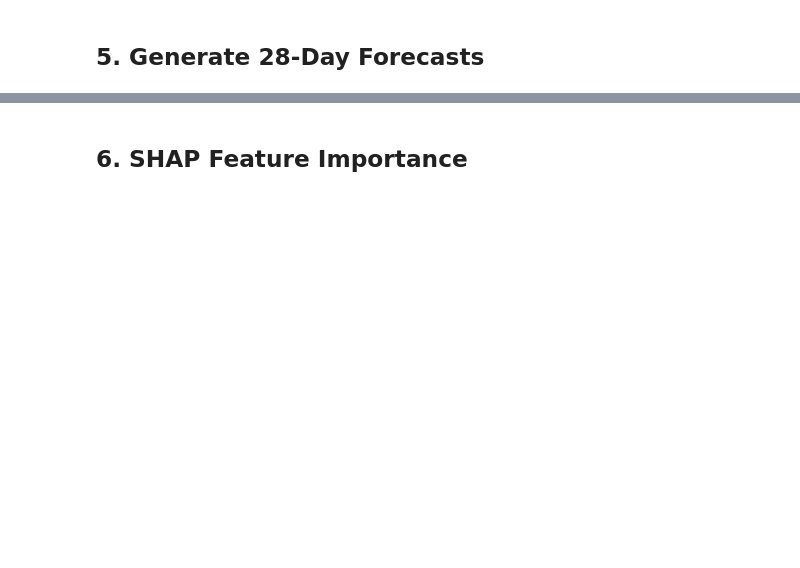
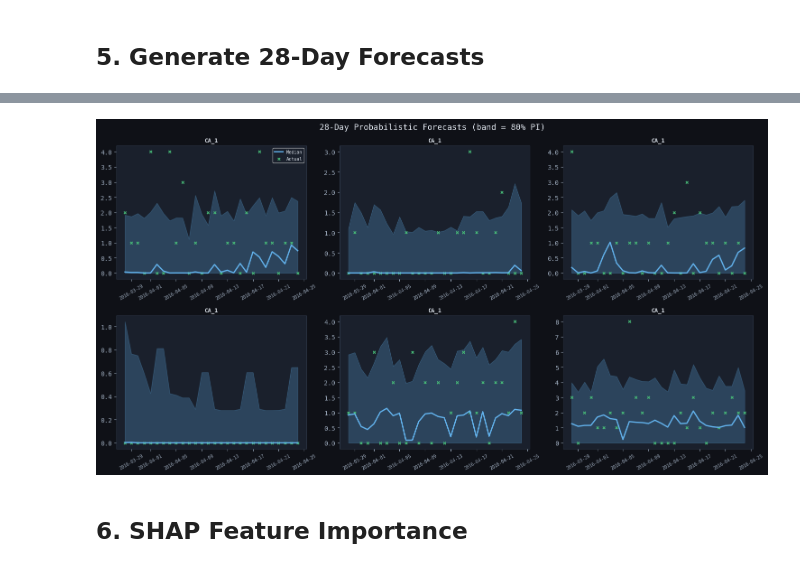
Before and after one commit to MYOUSSF/m5-forecast-optimize, a Jupyter notebook: notebooks/03_forecasting.ipynb, the cells around one changed output, grey strips where cells are left out. Saved outputs shown, nothing was run; the diff lists cells and outputs as text; code cells hidden in the pictures; blank space fills up the shorter version.

```diff
--- a/notebooks/03_forecasting.ipynb
+++ b/notebooks/03_forecasting.ipynb
@@ -111,9 +308,20 @@ plt.tight_layout(); plt.show()
 # %% [markdown]
 ## 5. Generate 28-Day Forecasts
 # %%
-last_date = df['date'].max()
+last_date = all_dates[-1]
 cutoff    = last_date - pd.Timedelta(days=HORIZON - 1)
-test_df   = df[df['date'] >= cutoff].copy().reset_index(drop=True)
+
+parts = []
+for pq in sorted(Path(CACHE_DIR).glob('features_*.parquet')):
+    store = pd.read_parquet(pq)
+    store[DATE_COL] = pd.to_datetime(store[DATE_COL])
+    chunk = store[store[DATE_COL] >= cutoff].copy()
+    if len(chunk):
+        parts.append(chunk)
+    del store, chunk; gc.collect()
+
+test_df = pd.concat(parts, ignore_index=True)
+del parts; gc.collect()
 
 preds_df    = predict_quantiles(models, test_df)
 forecast_df = pd.concat([
@@ -121,6 +329,6 @@ forecast_df = pd.concat([
     preds_df.reset_index(drop=True)
 ], axis=1)
 
-print(f'Forecast rows: {len(forecast_df):,}')
-print(f'Horizon      : {forecast_df["date"].min().date()} -> {forecast_df["date"].max().date()}')
+print(f'Forecast rows : {len(forecast_df):,}')
+print(f'Horizon       : {forecast_df["date"].min().date()} -> {forecast_df["date"].max().date()}')
 forecast_df.head()
@@ -127,18 +344,21 @@ forecast_df.head()
 # %%
 sample_items = forecast_df['id'].unique()[:6]
 fig, axes = plt.subplots(2, 3, figsize=(15, 8))
-fig.suptitle('28-Day Probabilistic Forecasts (blue band = 80% PI)', fontsize=13)
-
+fig.suptitle('28-Day Probabilistic Forecasts (band = 80% PI)', fontsize=13)
 for ax, iid in zip(axes.flatten(), sample_items):
     idf = forecast_df[forecast_df['id']==iid].sort_values('date')
     ax.fill_between(idf['date'], idf['q10'], idf['q90'],
                     alpha=0.25, color=COLORS['blue'])
     ax.plot(idf['date'], idf['q50'], color=COLORS['blue'], lw=2, label='Median')
-    ax.scatter(idf['date'], idf['sales'], color=COLORS['green'], s=15, marker='x', label='Actual')
+    ax.scatter(idf['date'], idf['sales'], color=COLORS['green'],
+               s=15, marker='x', label='Actual')
     ax.set_title(f'{idf["store_id"].iloc[0]}', fontsize=9)
     ax.tick_params(axis='x', rotation=30, labelsize=7)
 axes[0][0].legend(fontsize=7)
-plt.tight_layout(); plt.show()
+plt.tight_layout()
+plt.show()
+# %% [output]
+[figure, added]
 # %% [markdown]
 ## 6. SHAP Feature Importance
 # %%
```
Also changed, not shown: parts of 20 cells of this notebook, 9 other files.
